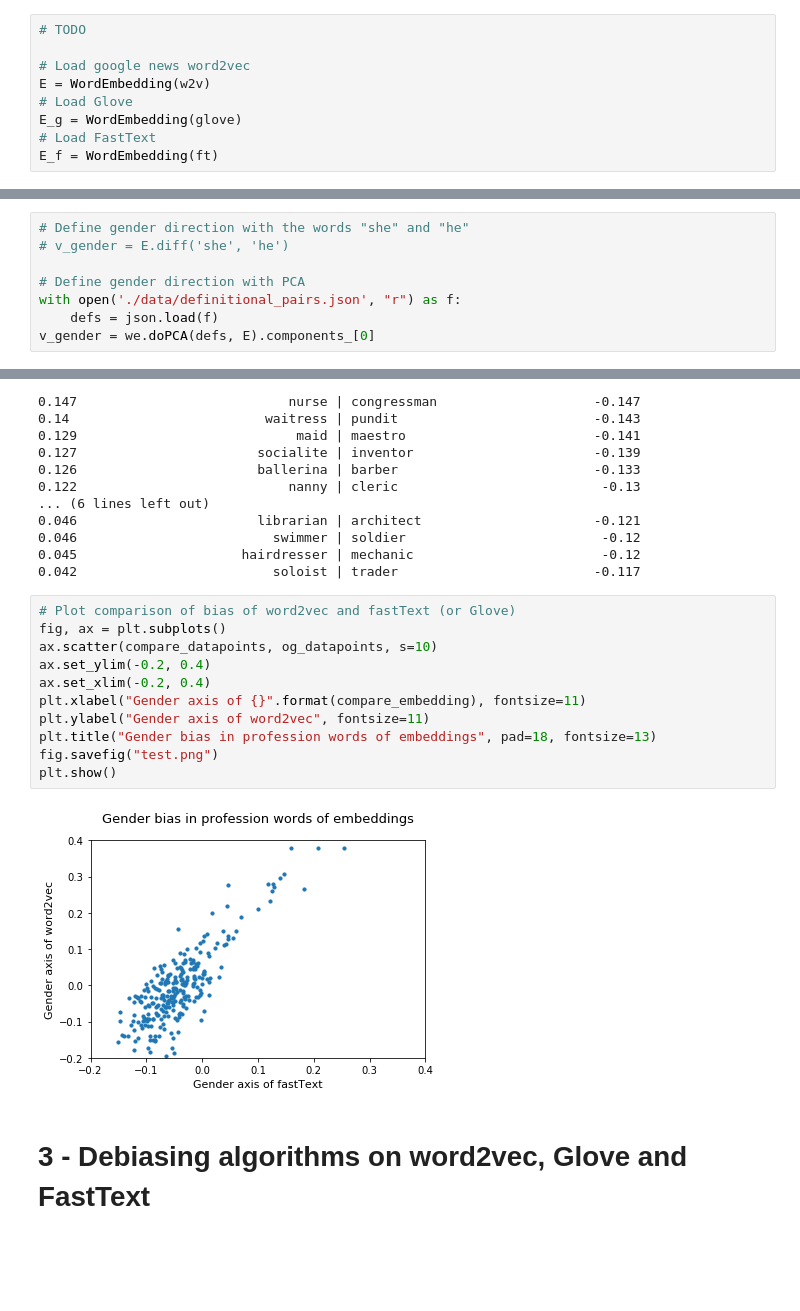
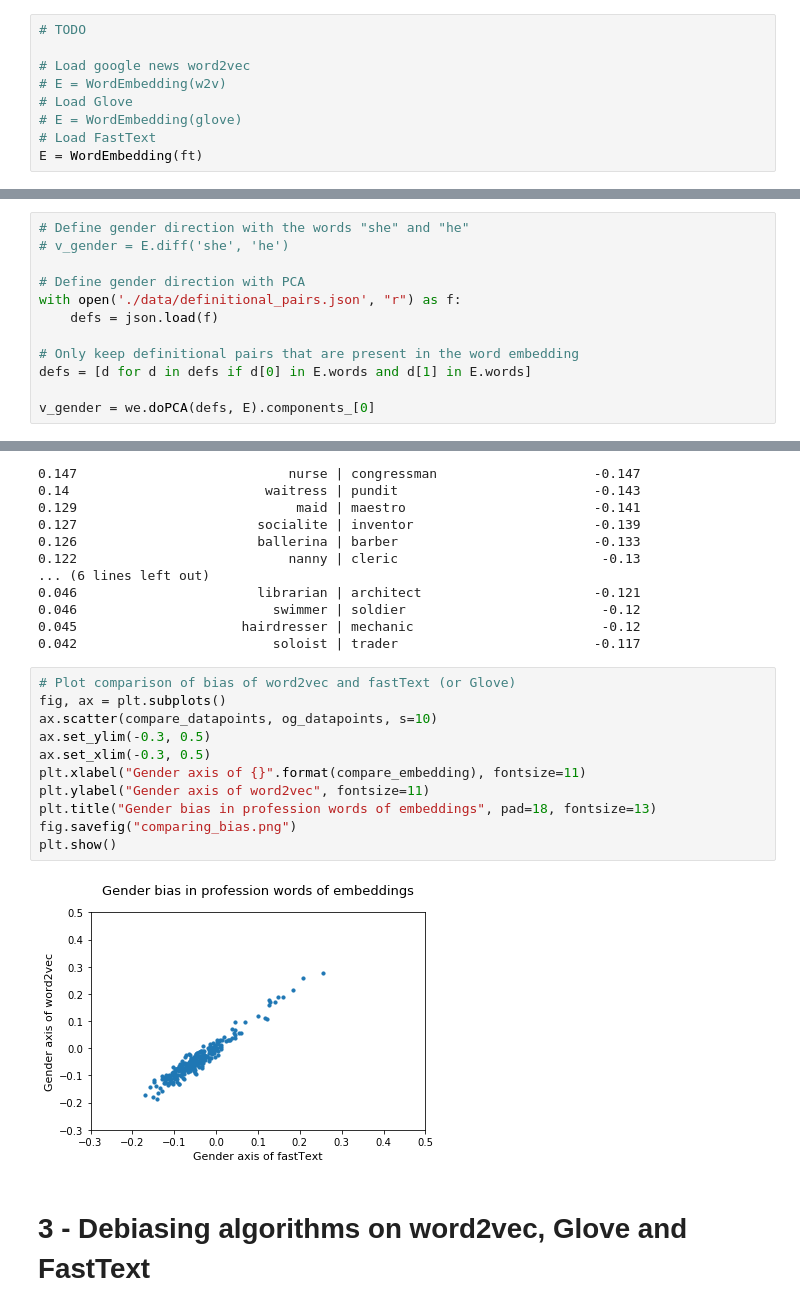
Before and after one commit to KylianvG/Embetter, a Jupyter notebook: replication/Fairness_in_AI_Removing_bias.ipynb, the cells around one changed output, grey strips where cells are left out. Drawn from its saved outputs; the diff is of its cells as text; blank space fills up the shorter version.

```diff
--- a/replication/Fairness_in_AI_Removing_bias.ipynb
+++ b/replication/Fairness_in_AI_Removing_bias.ipynb
@@ -42,9 +42,9 @@ ft = './embeddings/fasttext_wiki-news-300d_small.txt'
 # TODO
 
 # Load google news word2vec
-E = WordEmbedding(w2v)
+# E = WordEmbedding(w2v)
 # Load Glove
-E_g = WordEmbedding(glove)
+# E = WordEmbedding(glove)
 # Load FastText
-E_f = WordEmbedding(ft)
+E = WordEmbedding(ft)
 # %% [output]
@@ -87,6 +81,10 @@ stereotypical female -1.0 -> stereotypical male 1.0
 # Define gender direction with PCA
 with open('./data/definitional_pairs.json', "r") as f:
     defs = json.load(f)
+
+# Only keep definitional pairs that are present in the word embedding
+defs = [d for d in defs if d[0] in E.words and d[1] in E.words]
+
 v_gender = we.doPCA(defs, E).components_[0]
 # %% [markdown]
 ### Generating analogies
@@ -164,16 +180,16 @@ og_datapoints = get_datapoints(sp, E, v_gender, words_set)
 # %%
 # Plot comparison of bias of word2vec and fastText (or Glove)
 fig, ax = plt.subplots()
 ax.scatter(compare_datapoints, og_datapoints, s=10)
-ax.set_ylim(-0.2, 0.4)
-ax.set_xlim(-0.2, 0.4)
+ax.set_ylim(-0.3, 0.5)
+ax.set_xlim(-0.3, 0.5)
 plt.xlabel("Gender axis of {}".format(compare_embedding), fontsize=11)
 plt.ylabel("Gender axis of word2vec", fontsize=11)
 plt.title("Gender bias in profession words of embeddings", pad=18, fontsize=13)
-fig.savefig("test.png")
+fig.savefig("comparing_bias.png")
 plt.show()
 # %% [output]
-[figure, old version]
+[figure, new version]
 # %% [markdown]
 # 3 - Debiasing algorithms on word2vec, Glove and FastText
 # %% [markdown]
```
Also changed, not shown: parts of 3 cells of this notebook.
